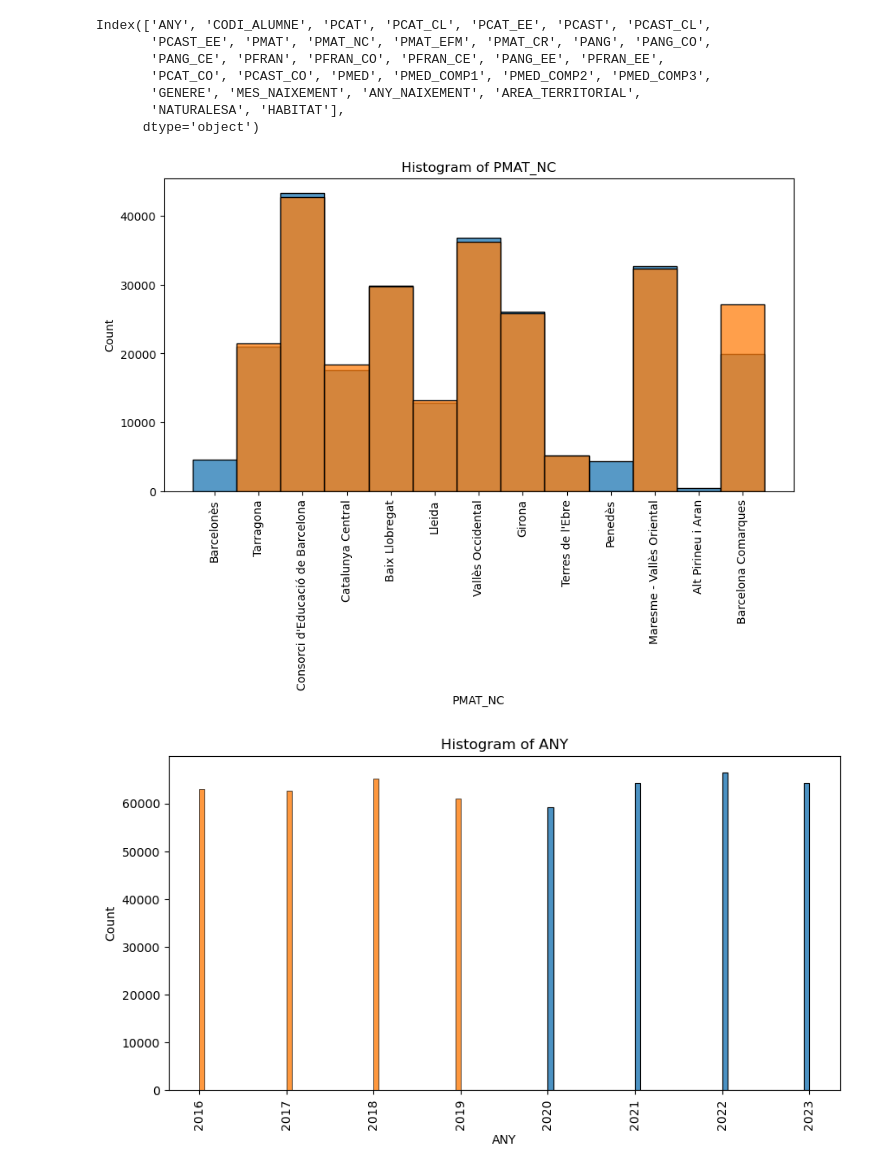
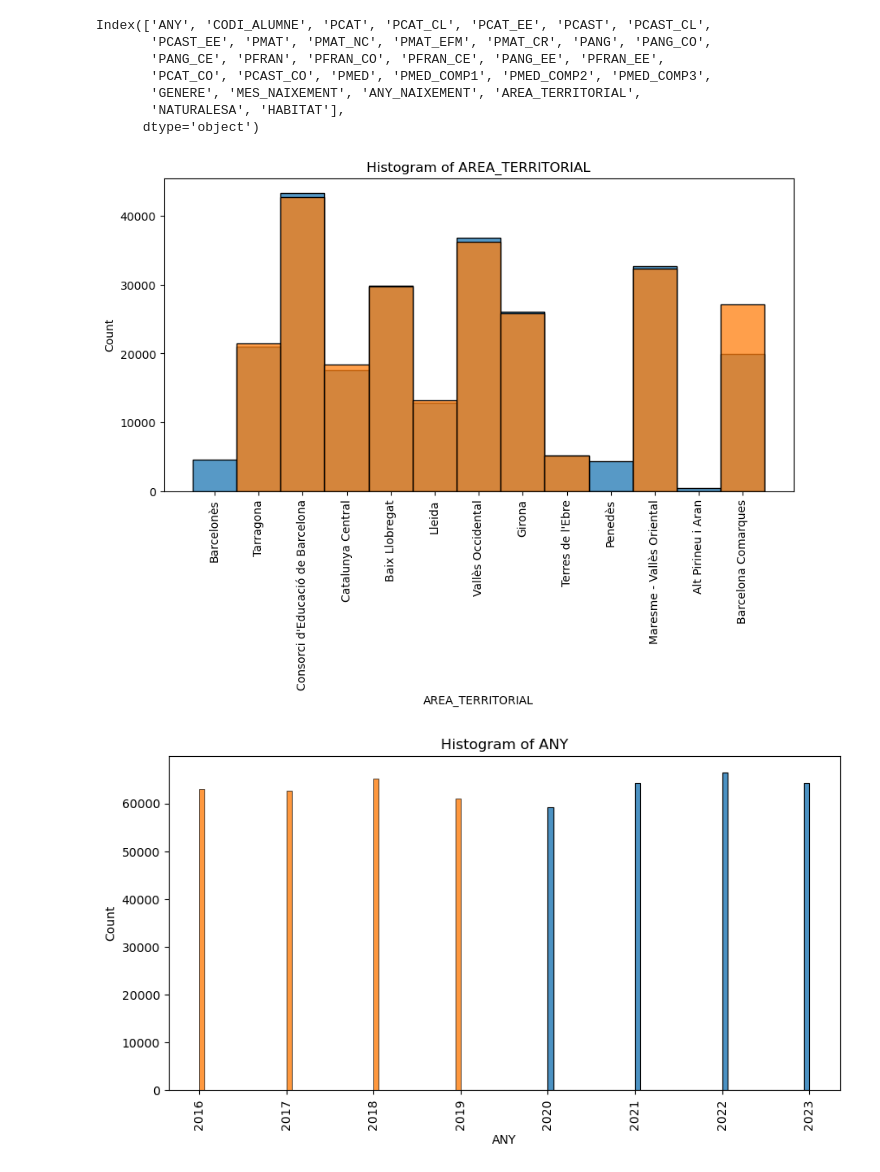
Before and after one commit to m-garcia-rodriguez/Education-Big-Data-Project, a Jupyter notebook: Notebooks/exploration_peter.ipynb, the cells around one changed output. Saved outputs shown, nothing was run; the diff lists cells and outputs as text; code cells hidden in the pictures.

```diff
--- a/Notebooks/exploration_peter.ipynb
+++ b/Notebooks/exploration_peter.ipynb
@@ -201,9 +169,12 @@ df_P.to_csv(csv_path)
 # %%
 df_s = pd.read_csv("../Data/Secundaria.csv", header=0)
 df_p = pd.read_csv("../Data/Primaria.csv", header=0)
+# %%
+df_s.replace(r'^\s*$', np.nan, regex=True, inplace=True)
+df_p.replace(r'^\s*$', np.nan, regex=True, inplace=True)
 # %%
 cols_to_clean = [
-    'ANY', 'ANY_NAIXEMENT', 'CODI_ALUMNE', 'MES_NAIXEMENT',
+    'ANY', 'ANY_NAIXEMENT', 'MES_NAIXEMENT',
     'PANG','PANG_CO','PANG_EE','PCAST','PCAST_CL','PCAST_EE',
     'PCAT','PCAT_CL','PCAT_EE','PFRAN','PFRAN_CO','PFRAN_EE',
     'PMAT','PMAT_CR','PMAT_EFM','PMAT_NC'
@@ -227,15 +198,18 @@ for col in cols_to_clean:
             .str.replace(',', '.', regex=False)
             .astype(float)
         )
+
+df_p['CODI_ALUMNE'] = df_p['CODI_ALUMNE'].astype(int)
+df_s['CODI_ALUMNE'] = df_s['CODI_ALUMNE'].astype(int)
 # %%
 plt.figure(figsize=(10, 5))
 sns.histplot(df_s["AREA_TERRITORIAL"].dropna(), kde=False)
 sns.histplot(df_p["AREA_TERRITORIAL"].dropna(), kde=False)
-plt.title(f"Histogram of {col}")
-plt.xlabel(col)
+plt.title(f"Histogram of AREA_TERRITORIAL")
+plt.xlabel("AREA_TERRITORIAL")
 plt.tick_params(axis='x', labelrotation=90)
 plt.ylabel("Count")
 plt.show()
 # %% [output]
-[figure, old version]
+[figure, new version]
 # %%
```
Also changed, not shown: parts of 7 cells of this notebook.
